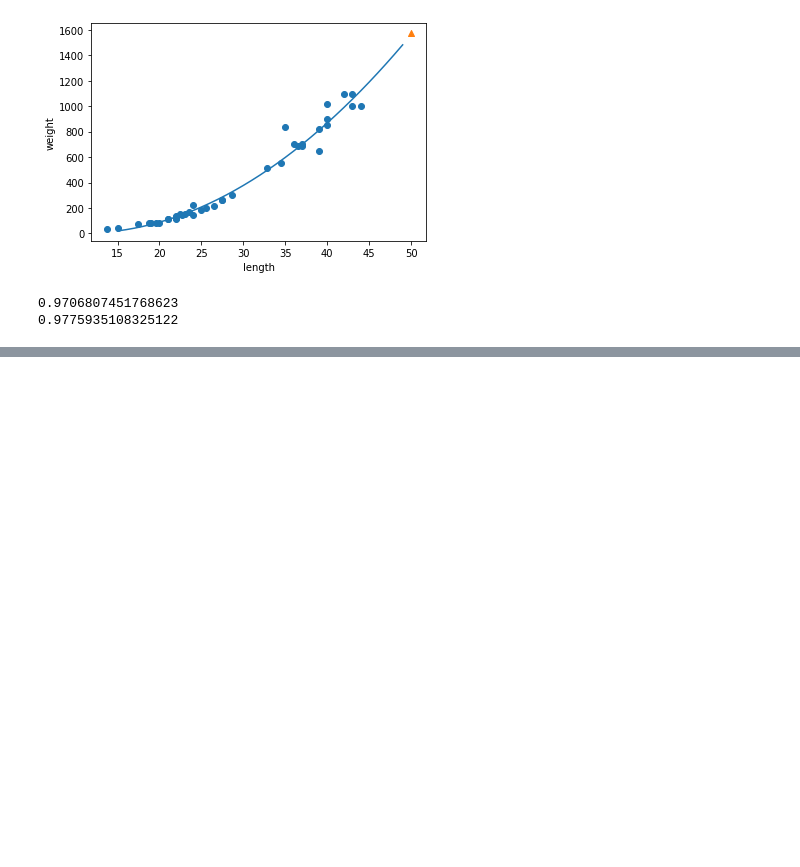
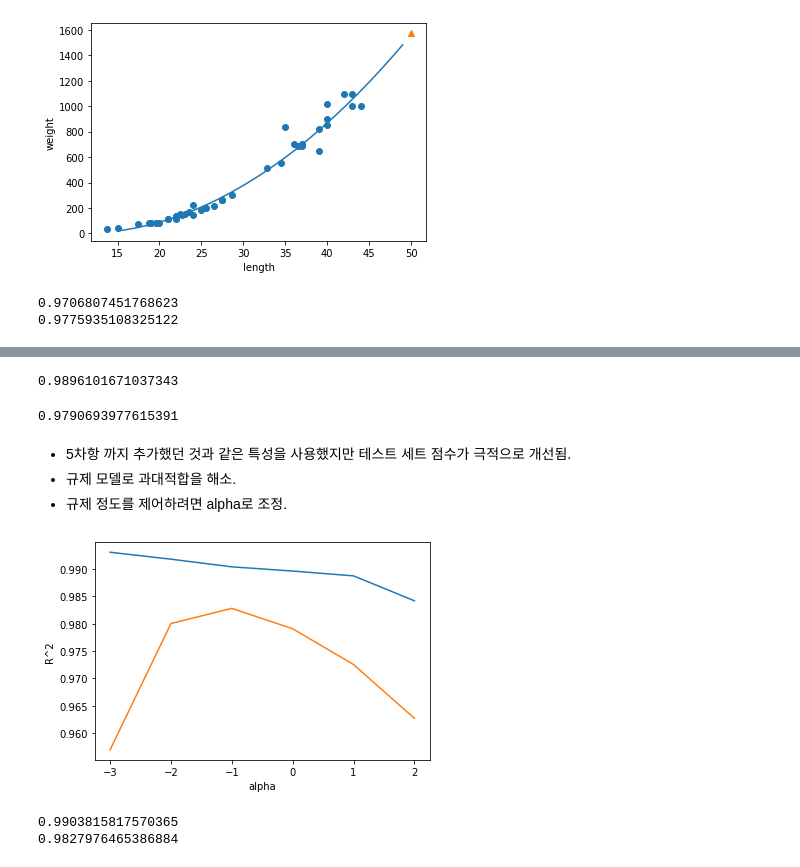
Before and after one commit to samsee/hgmldl2023, a Jupyter notebook: hgmldl2023_03.ipynb, the cells around one changed output, grey strips where cells are left out. Drawn from its saved outputs; the diff is of its cells as text; code cells hidden in the pictures; blank space fills up the shorter version.

```diff
--- a/hgmldl2023_03.ipynb
+++ b/hgmldl2023_03.ipynb
@@ -207,0 +393,10 @@ print(lr.score(test_poly, test_target))
+# %%
+# 다중 회귀의 특성 늘리기(고차항 높이기)
+# 5차항으로..
+poly = PolynomialFeatures(degree=5, include_bias=False)
+poly.fit(train_input)
+train_poly = poly.transform(train_input)
+test_poly = poly.transform(test_input)
+print(train_poly.shape)
+# 3개의 특성이 55개가 됨.
+poly.get_feature_names_out()
@@ -207,0 +416,3 @@ print(lr.score(test_poly, test_target))
+# %%
+lr.fit(train_poly, train_target)
+print(lr.score(train_poly, train_target))
@@ -207,0 +434,7 @@ print(lr.score(test_poly, test_target))
+# %%
+from sklearn.preprocessing import StandardScaler
+
+ss = StandardScaler()
+ss.fit(train_poly)
+train_scaled = ss.transform(train_poly)
+test_scaled = ss.transform(test_poly)
@@ -207,0 +447,44 @@ print(lr.score(test_poly, test_target))
+# %%
+from sklearn.linear_model import Ridge
+
+ridge = Ridge()
+ridge.fit(train_scaled, train_target)
+print(ridge.score(train_scaled, train_target))
+# %% [output]
+0.9896101671037343
+# %%
+print(ridge.score(test_scaled, test_target))
+# %% [output]
+0.9790693977615391
+# %% [markdown]
+* 5차항 까지 추가했던 것과 같은 특성을 사용했지만 테스트 세트 점수가 극적으로 개선됨.
+* 규제 모델로 과대적합을 해소.
+* 규제 정도를 제어하려면 alpha로 조정.
+# %%
+# 적절한 alpha 값 찾아보기(하이퍼파라미터 튜닝)
+train_score = []
+test_score = []
+
+alpha_list = [0.001, 0.01, 0.1, 1, 10, 100]
+for alpha in alpha_list:
+  ridge = Ridge(alpha=alpha)
+  ridge.fit(train_scaled, train_target)
+  train_score.append(ridge.score(train_scaled, train_target))
+  test_score.append(ridge.score(test_scaled, test_target))
+
+plt.plot(np.log10(alpha_list), train_score)
+plt.plot(np.log10(alpha_list), test_score)
+plt.xlabel('alpha')
+plt.ylabel('R^2')
+plt.show()
+# %% [output]
+[figure, added]
+# %%
+# 위에서 찾아낸 적절한 alpha 값 사용. 0.1
+ridge = Ridge(alpha=0.1)
+ridge.fit(train_scaled, train_target)
+print(ridge.score(train_scaled, train_target))
+print(ridge.score(test_scaled, test_target))
+# %% [output]
+0.9903815817570365
+0.9827976465386884
```
Also changed, not shown: parts of 37 cells of this notebook.
